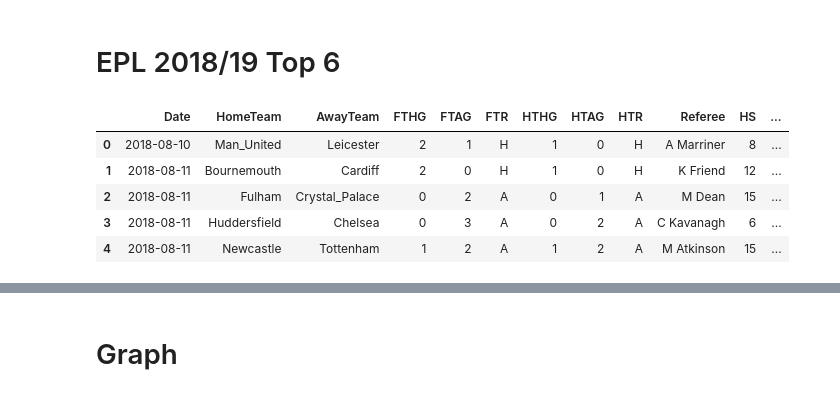
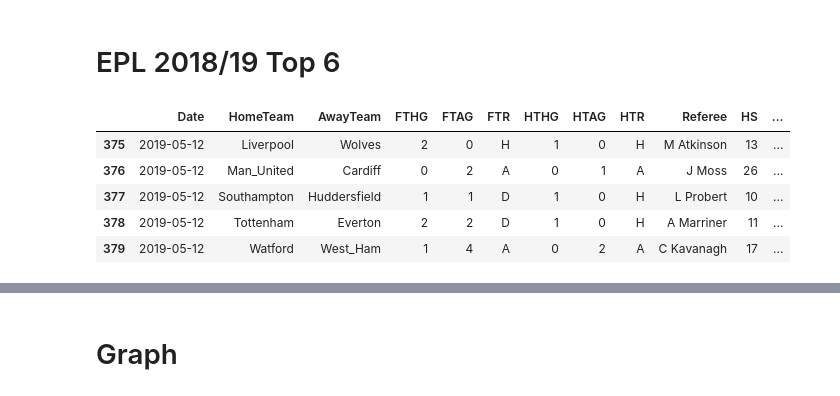
Before and after one commit to aoshdev/data-analysis, a Jupyter notebook: Football/EPL top 6.ipynb, the cells around one changed output, grey strips where cells are left out. Saved outputs shown, nothing was run; the diff lists cells and outputs as text; code cells hidden in the pictures.

```diff
--- a/Football/EPL top 6.ipynb
+++ b/Football/EPL top 6.ipynb
@@ -26,21 +26,21 @@ df = pd.read_csv(filename)
 # %%
 #Manipulate dataset
 
 #Format Date variable
 df.Date = pd.to_datetime(df.Date)
 
 #Add underscore to team names
 df[['HomeTeam','AwayTeam']] = df[['HomeTeam','AwayTeam']].replace(' ', '_', regex=True)
 
 df.dtypes.head()
-df.head()
+df.tail()
 # %% [output]
 |  | Date | HomeTeam | AwayTeam | FTHG | FTAG | FTR | HTHG | HTAG | HTR | Referee | HS | ... |
-| 0 | 2018-08-10 | Man_United | Leicester | 2 | 1 | H | 1 | 0 | H | A Marriner | 8 | ... |
-| 1 | 2018-08-11 | Bournemouth | Cardiff | 2 | 0 | H | 1 | 0 | H | K Friend | 12 | ... |
-| 2 | 2018-08-11 | Fulham | Crystal_Palace | 0 | 2 | A | 0 | 1 | A | M Dean | 15 | ... |
-| 3 | 2018-08-11 | Huddersfield | Chelsea | 0 | 3 | A | 0 | 2 | A | C Kavanagh | 6 | ... |
-| 4 | 2018-08-11 | Newcastle | Tottenham | 1 | 2 | A | 1 | 2 | A | M Atkinson | 15 | ... |
+| 375 | 2019-05-12 | Liverpool | Wolves | 2 | 0 | H | 1 | 0 | H | M Atkinson | 13 | ... |
+| 376 | 2019-05-12 | Man_United | Cardiff | 0 | 2 | A | 0 | 1 | A | J Moss | 26 | ... |
+| 377 | 2019-05-12 | Southampton | Huddersfield | 1 | 1 | D | 1 | 0 | H | L Probert | 10 | ... |
+| 378 | 2019-05-12 | Tottenham | Everton | 2 | 2 | D | 1 | 0 | H | A Marriner | 11 | ... |
+| 379 | 2019-05-12 | Watford | West_Ham | 1 | 4 | A | 0 | 2 | A | C Kavanagh | 17 | ... |
 # %%
 #Get unique list of teams
 teams = df.HomeTeam.unique().tolist()
```
Also changed, not shown: parts of 2 cells of this notebook, 1 other file.
